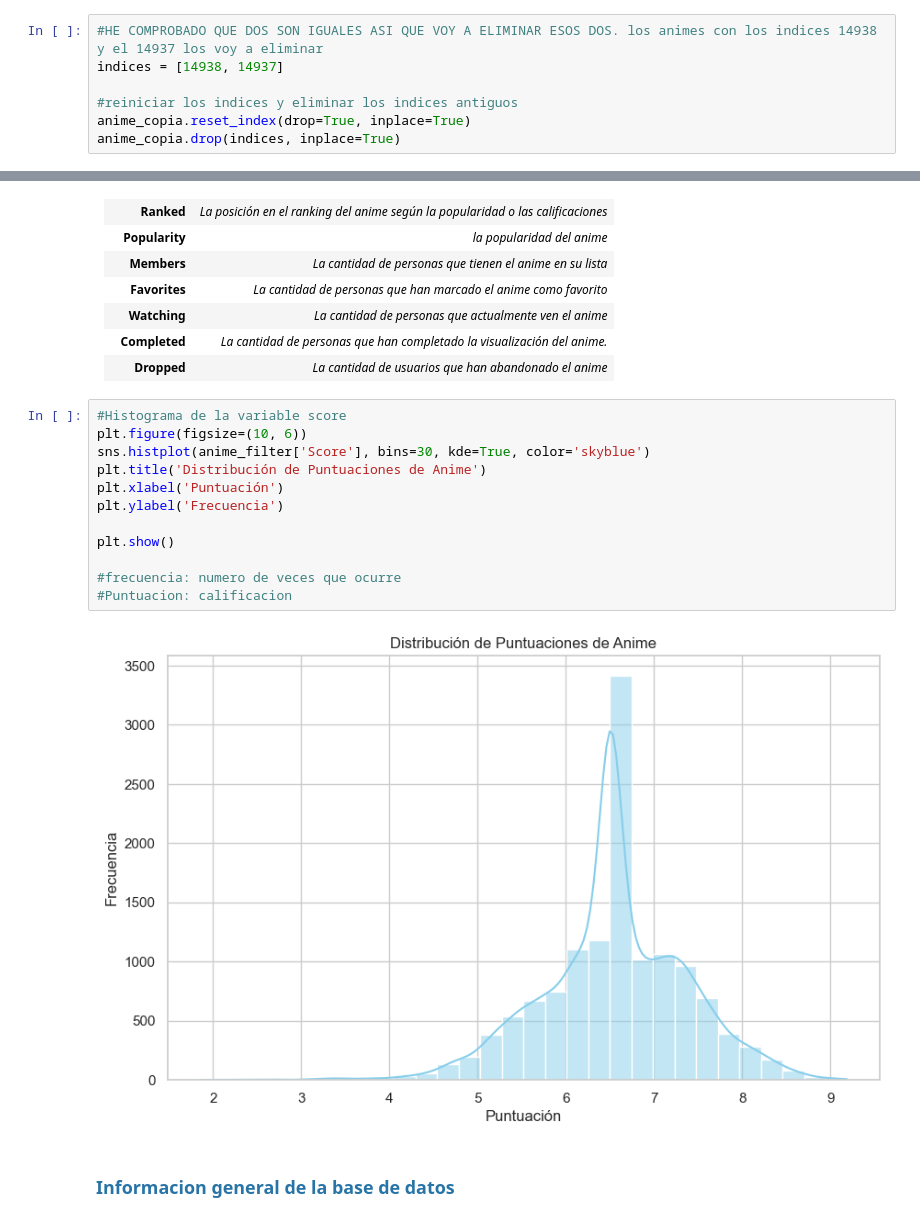
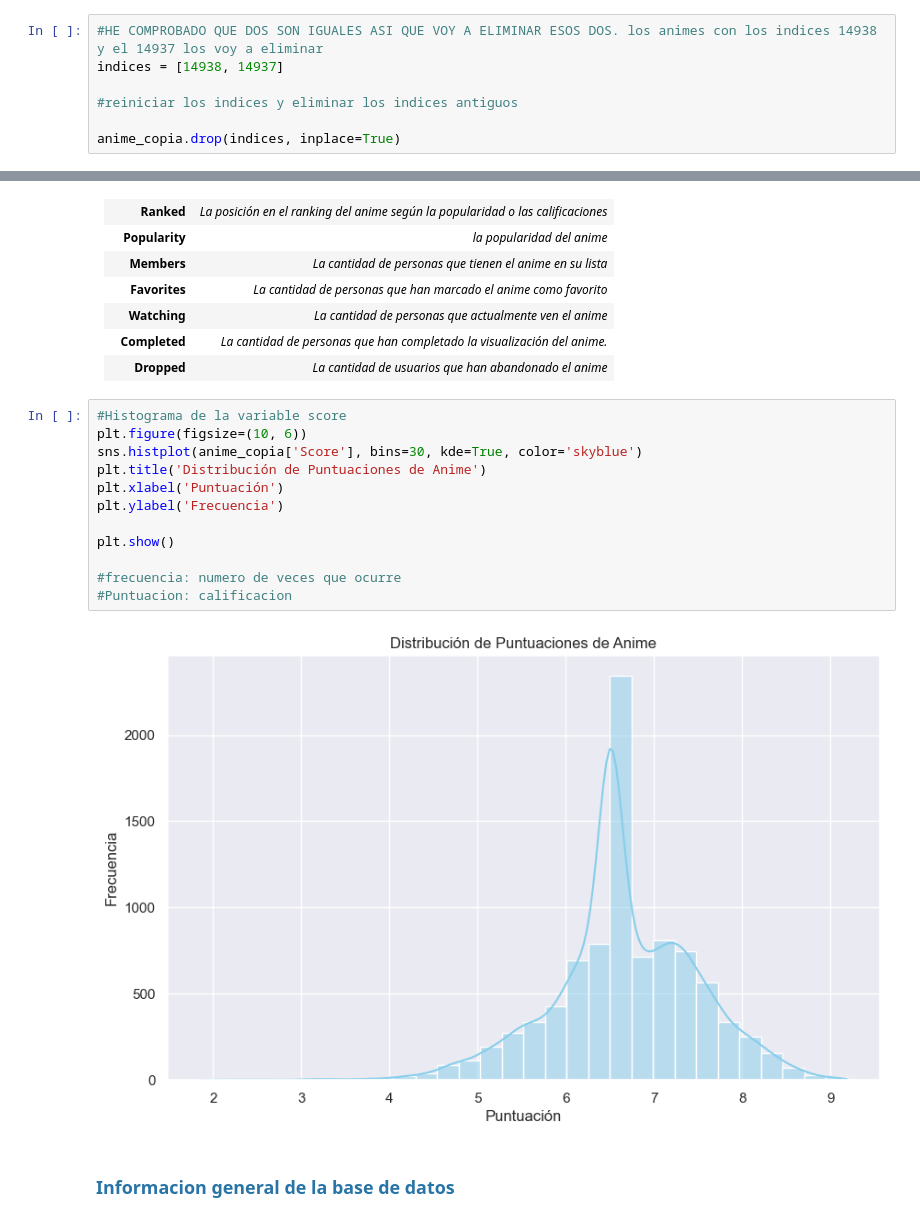
Before and after one commit to AmyGaarcia/DS_PT_09_2023, a Jupyter notebook: Data_Analysis/EDA/1-Definicion_EDA ANIME_Filtrado_prueba.ipynb, the cells around one changed output, grey strips where cells are left out. Drawn from its saved outputs; the diff is of its cells as text.

```diff
--- a/Data_Analysis/EDA/1-Definicion_EDA ANIME_Filtrado_prueba.ipynb
+++ b/Data_Analysis/EDA/1-Definicion_EDA ANIME_Filtrado_prueba.ipynb
@@ -180,7 +180,7 @@ anime_copia = anime.copy()
 indices = [14938, 14937]
 
 #reiniciar los indices y eliminar los indices antiguos
-anime_copia.reset_index(drop=True, inplace=True)
+
 anime_copia.drop(indices, inplace=True)
 # %%
 #COMPROBAR SI SE HA BORRADO CORRECTAMENTE LOS VALORES DUPLICADOS
@@ -538,17 +554,17 @@ generos
 # %%
 #Histograma de la variable score
 plt.figure(figsize=(10, 6))
-sns.histplot(anime_filter['Score'], bins=30, kde=True, color='skyblue')
+sns.histplot(anime_copia['Score'], bins=30, kde=True, color='skyblue')
 plt.title('Distribución de Puntuaciones de Anime')
 plt.xlabel('Puntuación')
 plt.ylabel('Frecuencia')
 
 plt.show()
 
 #frecuencia: numero de veces que ocurre
 #Puntuacion: calificacion
 # %% [output]
-[figure, old version]
+[figure, new version]
 # %% [markdown]
 ### <span style="color:#2874A6  "> Informacion general de la base de datos </span>
 # %%
```
Also changed, not shown: parts of 3 cells of this notebook.
